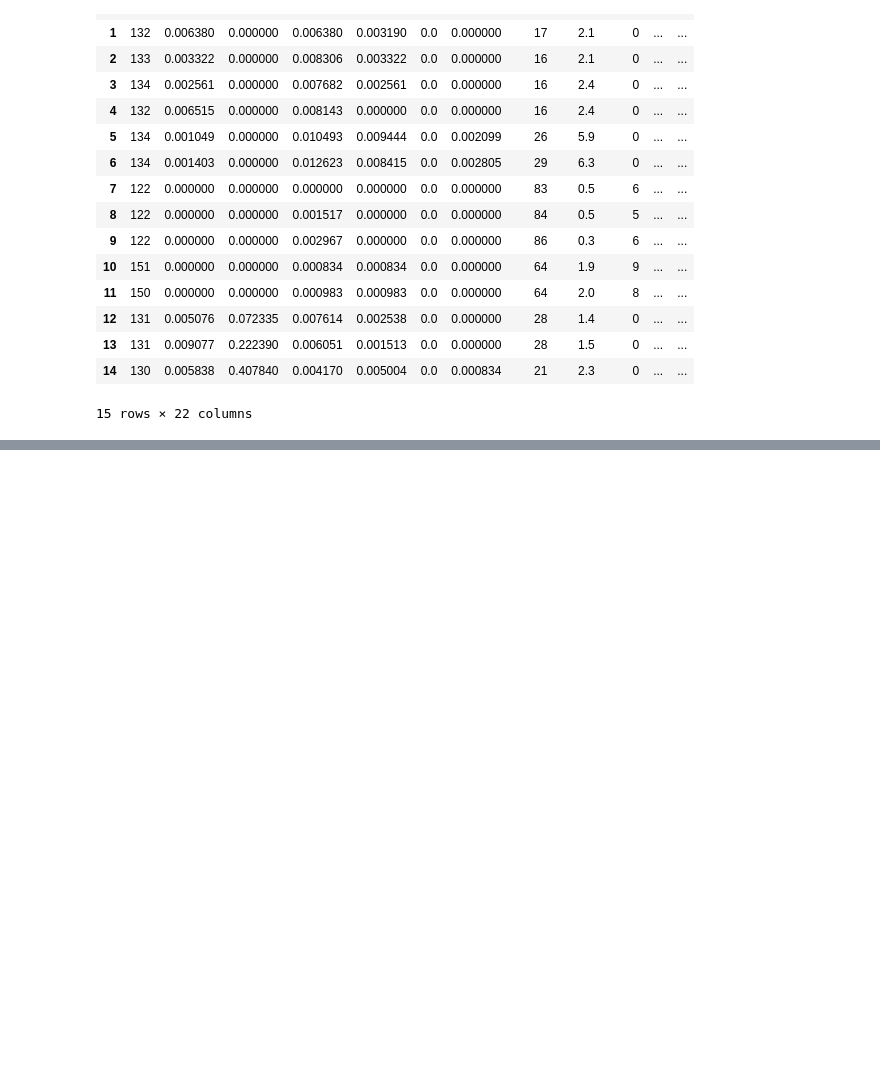
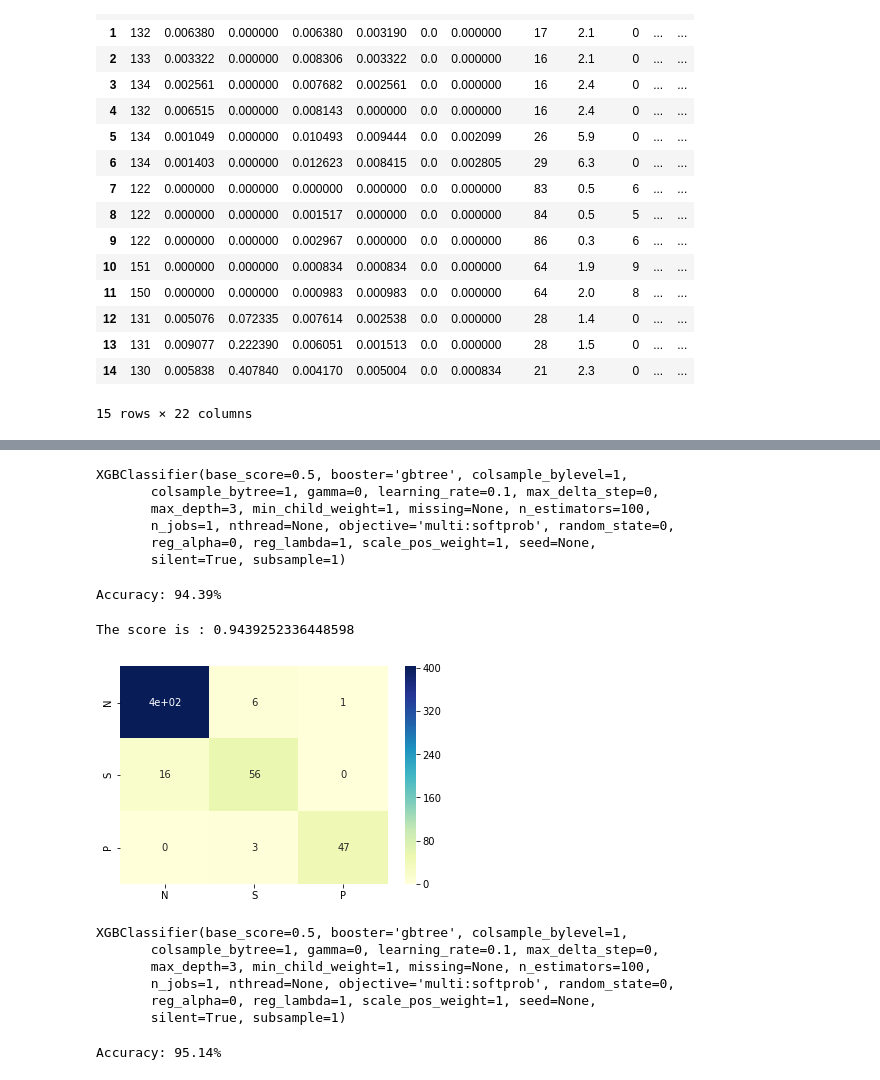
Before and after one commit to vkriz/su-projekt, a Jupyter notebook: projekt.ipynb, the cells around one changed output, grey strips where cells are left out. Cells and saved outputs as stored; diff of their text form; code cells hidden in the pictures; blank space fills up the shorter version.

Commit message:
podjela u skupove za cross-validation i xgboost

```diff
--- a/projekt.ipynb
+++ b/projekt.ipynb
@@ -40,0 +46,14 @@ data.head(15)
+# %%
+from sklearn.model_selection import RepeatedStratifiedKFold
+
+random_state = 164981614
+
+rskf = RepeatedStratifiedKFold(n_splits=10, n_repeats=1, random_state=random_state)
+
+X_train, X_test, y_train, y_test = [], [], [], []
+
+for train_index, test_index in rskf.split(X, y):
+    X_train.append(X[train_index])
+    X_test.append(X[test_index])
+    y_train.append(y[train_index])
+    y_test.append(y[test_index])
@@ -40,0 +101,30 @@ data.head(15)
+# %%
+#xgb na prvom (train, test) za cross-validation
+
+model = xgb.XGBClassifier()
+model.fit(X_train[0], y_train[0])
+# %% [output]
+XGBClassifier(base_score=0.5, booster='gbtree', colsample_bylevel=1,
+       colsample_bytree=1, gamma=0, learning_rate=0.1, max_delta_step=0,
+       max_depth=3, min_child_weight=1, missing=None, n_estimators=100,
+       n_jobs=1, nthread=None, objective='multi:softprob', random_state=0,
+       reg_alpha=0, reg_lambda=1, scale_pos_weight=1, seed=None,
+       silent=True, subsample=1)
+# %%
+y_pred = model.predict(X_test[0])
+predictions = [round(value) for value in y_pred]
+# %%
+# evaluate model's predictions
+accuracy = accuracy_score(y_test[0], predictions)
+print("Accuracy: %.2f%%" % (accuracy * 100.0))
+# %% [output]
+Accuracy: 94.39%
+# %%
+cm = confusion_matrix(y_test[0], y_pred)
+print('The score is : '+str(accuracy))
+label = ["N","S","P"]
+sns.heatmap(cm1, annot=True, xticklabels=label, yticklabels=label, cmap="YlGnBu")
+plt.show()
+# %% [output]
+The score is : 0.9439252336448598
+[figure, added]
@@ -40,0 +133,12 @@ data.head(15)
+# %%
+#xgb na (train, test) dobivenom slučajnom podjelom u omjeru 7 : 3
+
+model1 = xgb.XGBClassifier()
+model1.fit(X1_train, y1_train)
+# %% [output]
+XGBClassifier(base_score=0.5, booster='gbtree', colsample_bylevel=1,
+       colsample_bytree=1, gamma=0, learning_rate=0.1, max_delta_step=0,
+       max_depth=3, min_child_weight=1, missing=None, n_estimators=100,
+       n_jobs=1, nthread=None, objective='multi:softprob', random_state=0,
+       reg_alpha=0, reg_lambda=1, scale_pos_weight=1, seed=None,
+       silent=True, subsample=1)
@@ -40,0 +148,5 @@ data.head(15)
+# %%
+accuracy1 = accuracy_score(y1_test, predictions1)
+print("Accuracy: %.2f%%" % (accuracy1 * 100.0))
+# %% [output]
+Accuracy: 95.14%
```
Also changed, not shown: parts of 11 cells of this notebook.
